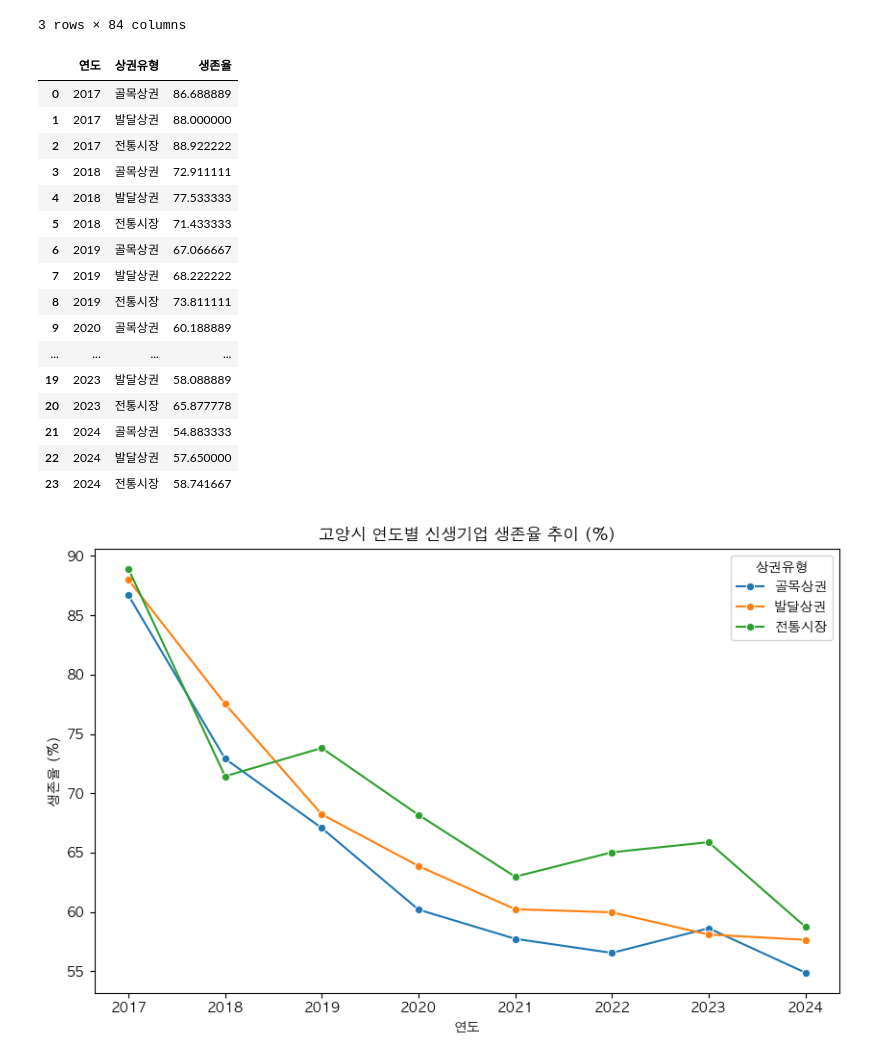
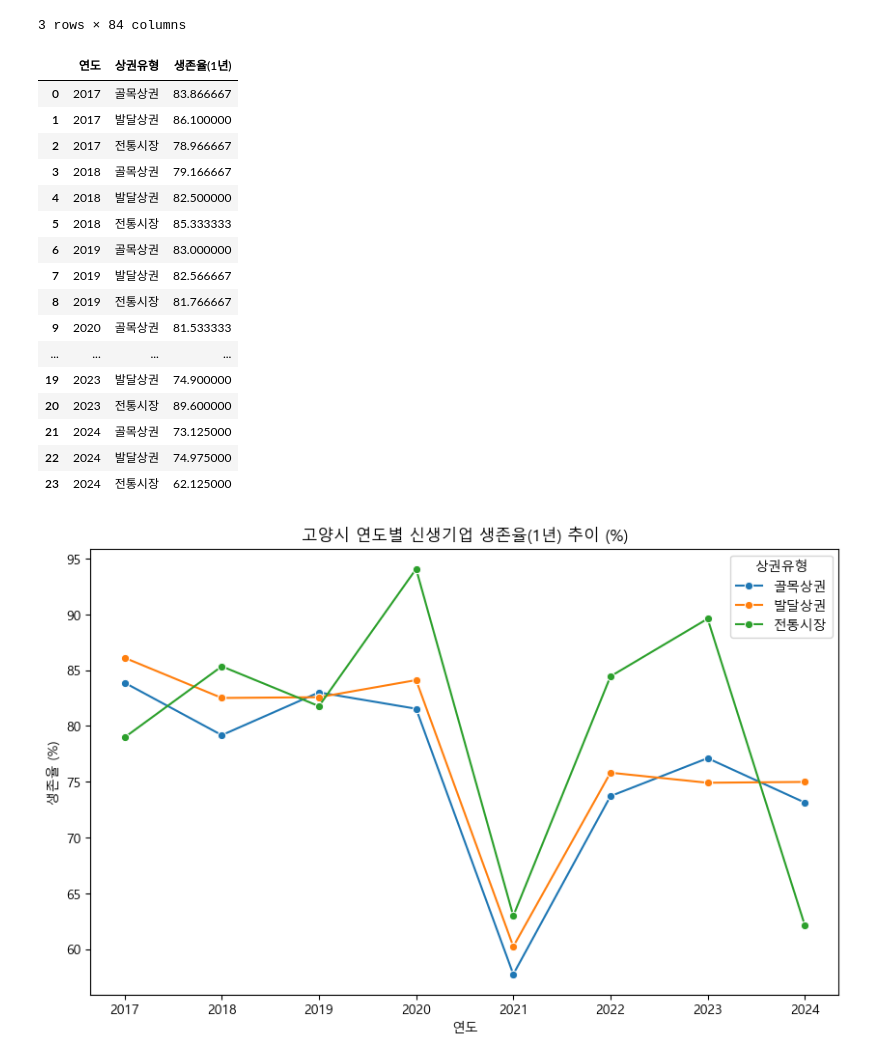
Before and after one commit to gisyun/Goyang_TradeAreaAnalysis, a Jupyter notebook: NBSurvivalAnalysis.ipynb, the cells around one changed output. Saved outputs shown, nothing was run; the diff lists cells and outputs as text; code cells hidden in the pictures.

Commit message:
개폐업 및 신생기업 생존율 업종별 분석 추가

```diff
--- a/NBSurvivalAnalysis.ipynb
+++ b/NBSurvivalAnalysis.ipynb
@@ -12,6 +12,12 @@ import matplotlib.pyplot as plt
 from matplotlib import rc
 rc('font', family='AppleGothic')
 plt.rcParams['axes.unicode_minus'] = False
+# %%
+# windows korean font settings (code may vary based on your OS and available fonts)
+
+import matplotlib.pyplot as plt
+plt.rcParams['font.family'] ='Malgun Gothic'
+plt.rcParams['axes.unicode_minus'] =False
 # %% [markdown]
 # Trade Area Analysis
 
@@ -124,49 +130,49 @@ combined_nbsr
 | 2 | 고양시 | 3110 | 90.0 | 93.3 | 100.0 | 77.3 | 93.8 | ... |
 3 rows × 84 columns
 # %%
-# filter 생존율 columns only
-survival_columns = [col for col in combined_nbsr.columns if "생존율" in col]
+# filter 1년 생존율 columns only
+survival_columns = [col for col in combined_nbsr.columns if "1년" in col]
 filtered_survival_data = combined_nbsr[["행정구역", "시군구코드", "상권유형"] + survival_columns]
 
 # transverse the columns and rows for better readability
-filtered_survival_data = filtered_survival_data.melt(id_vars=["행정구역", "시군구코드", "상권유형"], var_name="연도_분기", value_name="생존율")
+filtered_survival_data = filtered_survival_data.melt(id_vars=["행정구역", "시군구코드", "상권유형"], var_name="연도_분기", value_name="생존율(1년)")
 
 # make a year column and quarter column using the '연도_분기' column
 filtered_survival_data[['연도', '분기']] = filtered_survival_data['연도_분기'].str.extract(r'(\d{4})년(\d+분기)')
 del filtered_survival_data['연도_분기']
 
 # average 생존율 for each year and market area type
-filtered_survival_data = filtered_survival_data.groupby(['연도', '상권유형']).agg({'생존율': 'mean'}).reset_index()
+filtered_survival_data = filtered_survival_data.groupby(['연도', '상권유형']).agg({'생존율(1년)': 'mean'}).reset_index()
 
 # extract the values of year 2025
 filtered_survival_data = filtered_survival_data[filtered_survival_data['연도'] != '2025']
 filtered_survival_data
 # %% [output]
-|  | 연도 | 상권유형 | 생존율 |
-| 0 | 2017 | 골목상권 | 86.688889 |
-| 1 | 2017 | 발달상권 | 88.000000 |
-| 2 | 2017 | 전통시장 | 88.922222 |
-| 3 | 2018 | 골목상권 | 72.911111 |
-| 4 | 2018 | 발달상권 | 77.533333 |
-| 5 | 2018 | 전통시장 | 71.433333 |
-| 6 | 2019 | 골목상권 | 67.066667 |
-| 7 | 2019 | 발달상권 | 68.222222 |
-| 8 | 2019 | 전통시장 | 73.811111 |
-| 9 | 2020 | 골목상권 | 60.188889 |
+|  | 연도 | 상권유형 | 생존율(1년) |
+| 0 | 2017 | 골목상권 | 83.866667 |
+| 1 | 2017 | 발달상권 | 86.100000 |
+| 2 | 2017 | 전통시장 | 78.966667 |
+| 3 | 2018 | 골목상권 | 79.166667 |
+| 4 | 2018 | 발달상권 | 82.500000 |
+| 5 | 2018 | 전통시장 | 85.333333 |
+| 6 | 2019 | 골목상권 | 83.000000 |
+| 7 | 2019 | 발달상권 | 82.566667 |
+| 8 | 2019 | 전통시장 | 81.766667 |
+| 9 | 2020 | 골목상권 | 81.533333 |
 | ... | ... | ... | ... |
-| 19 | 2023 | 발달상권 | 58.088889 |
-| 20 | 2023 | 전통시장 | 65.877778 |
-| 21 | 2024 | 골목상권 | 54.883333 |
-| 22 | 2024 | 발달상권 | 57.650000 |
-| 23 | 2024 | 전통시장 | 58.741667 |
+| 19 | 2023 | 발달상권 | 74.900000 |
+| 20 | 2023 | 전통시장 | 89.600000 |
+| 21 | 2024 | 골목상권 | 73.125000 |
+| 22 | 2024 | 발달상권 | 74.975000 |
+| 23 | 2024 | 전통시장 | 62.125000 |
 # %%
 # plot the survival rates for each market area type over the years
 plt.figure(figsize=(10, 6))
-sns.lineplot(data=filtered_survival_data, x='연도', y='생존율', hue='상권유형', marker='o')
-plt.title('고양시 연도별 신생기업 생존율 추이 (%)')
+sns.lineplot(data=filtered_survival_data, x='연도', y='생존율(1년)', hue='상권유형', marker='o')
+plt.title('고양시 연도별 신생기업 생존율(1년) 추이 (%)')
 plt.xlabel('연도')
 plt.ylabel('생존율 (%)')
 plt.legend(title='상권유형')
 plt.show()
 # %% [output]
-[figure, old version]
+[figure, new version]
```
Also changed, not shown: parts of 13 cells of this notebook, 1 other file.
